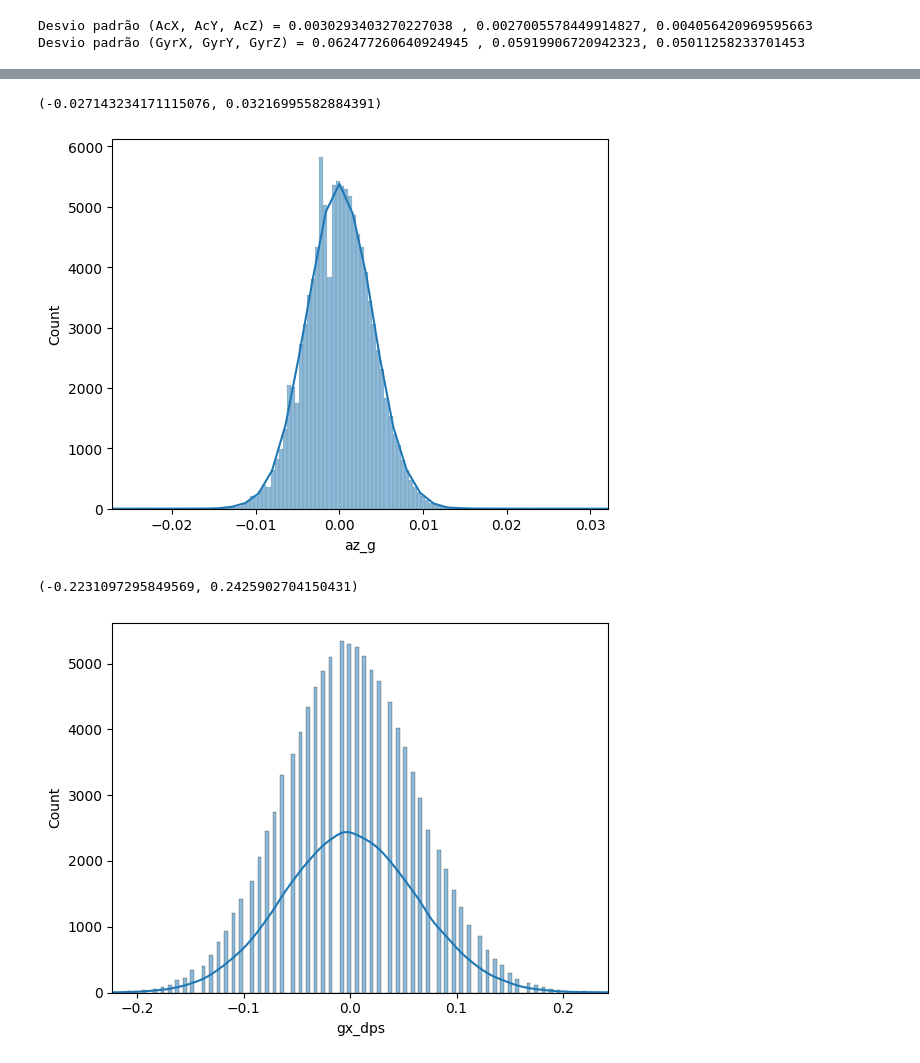
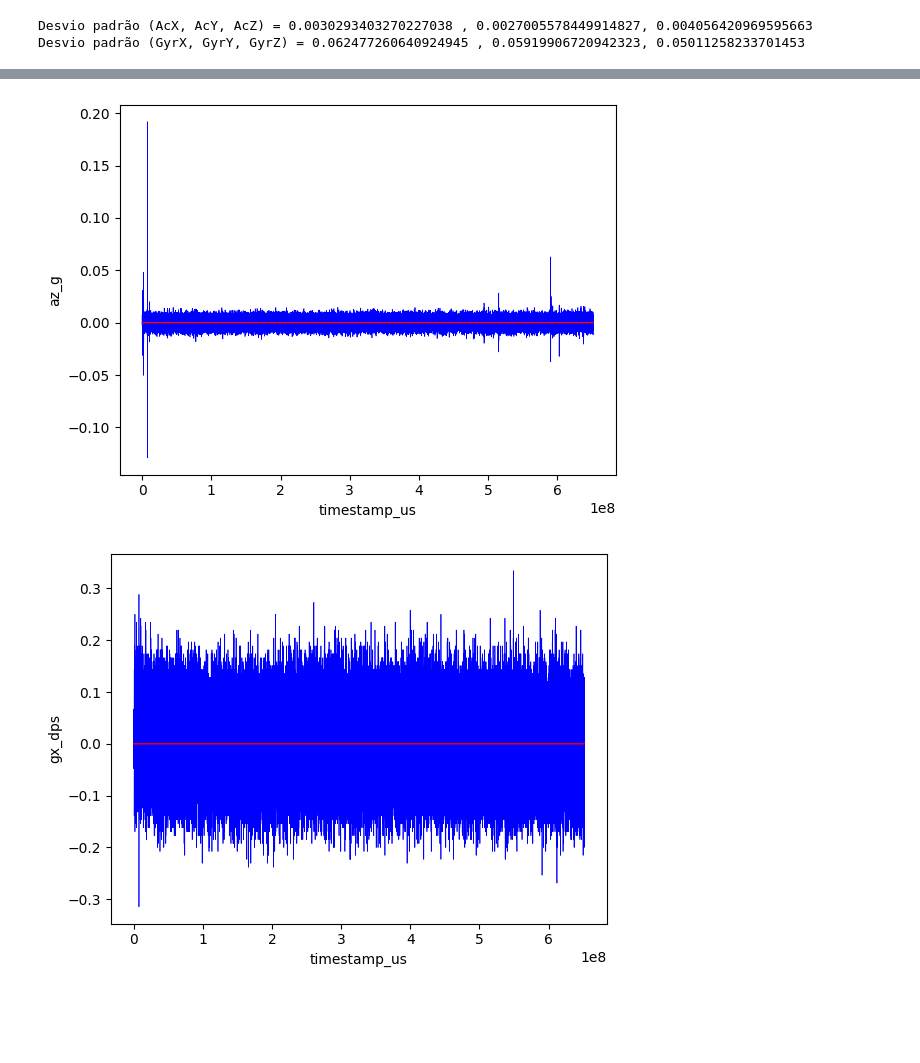
Before and after one commit to alexandrelpgillet/ESP-MPU6050-, a Jupyter notebook: analyse_data/statisic.ipynb, the cells around one changed output, grey strips where cells are left out. Saved outputs shown, nothing was run; the diff lists cells and outputs as text; code cells hidden in the pictures; blank space fills up the shorter version.

```diff
--- a/analyse_data/statisic.ipynb
+++ b/analyse_data/statisic.ipynb
@@ -9,6 +9,7 @@ df_mpu6050 = pd.read_csv("../serial-read/dados_mpu6050.csv")
 # %%
 
 print("Informações do DataFrame")
+df_mpu6050["value_spect"]=0;
 print(df_mpu6050.info())
 # %% [output]
 Informações do DataFrame
@@ -215,21 +197,17 @@ plt.xlim(ymin, ymax)
 # %%
-zmin = np.percentile(df_mpu6050_fixed["az_g"], 0.01)
-zmax = np.percentile(df_mpu6050_fixed["az_g"], 99.99)
 
-sns.histplot(data=df_mpu6050_fixed , x="az_g", kde=True)
+sns.lineplot(data=df_mpu6050_fixed, x="timestamp_us", y="az_g", linewidth=0.5, color="blue")
+sns.lineplot(data=df_mpu6050_fixed, x="timestamp_us", y="value_spect", linewidth=1, color="red")
 
-plt.xlim(zmin, zmax)
+plt.savefig("./img/az_g_fixed.png")
 # %% [output]
-(-0.027143234171115076, 0.03216995582884391)
-[figure, old version]
+[figure, new version]
 # %%
-xmin = np.percentile(df_mpu6050_fixed["gx_dps"], 0.01)
-xmax = np.percentile(df_mpu6050_fixed["gx_dps"], 99.99)
 
-sns.histplot(data=df_mpu6050_fixed , x="gx_dps", kde=True)
+sns.lineplot(data=df_mpu6050_fixed, x="timestamp_us", y="gx_dps", linewidth=0.5, color="blue")
+sns.lineplot(data=df_mpu6050_fixed, x="timestamp_us", y="value_spect", linewidth=1, color="red")
 
-plt.xlim(xmin, xmax)
+plt.savefig("./img/gx_dps_fixed.png")
 # %% [output]
-(-0.2231097295849569, 0.2425902704150431)
-[figure, old version]
+[figure, new version]
 # %%
```
Also changed, not shown: parts of 13 cells of this notebook, 12 other files.
